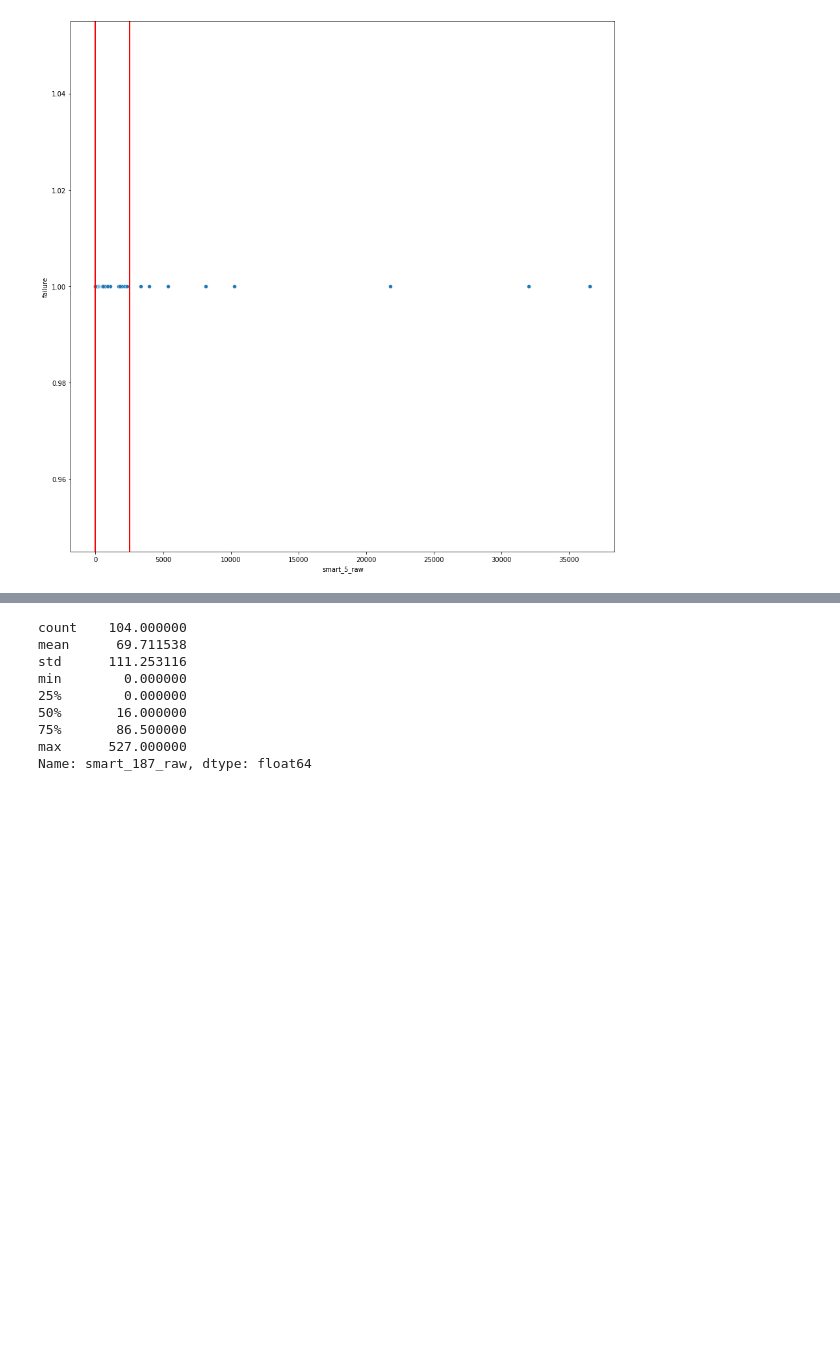
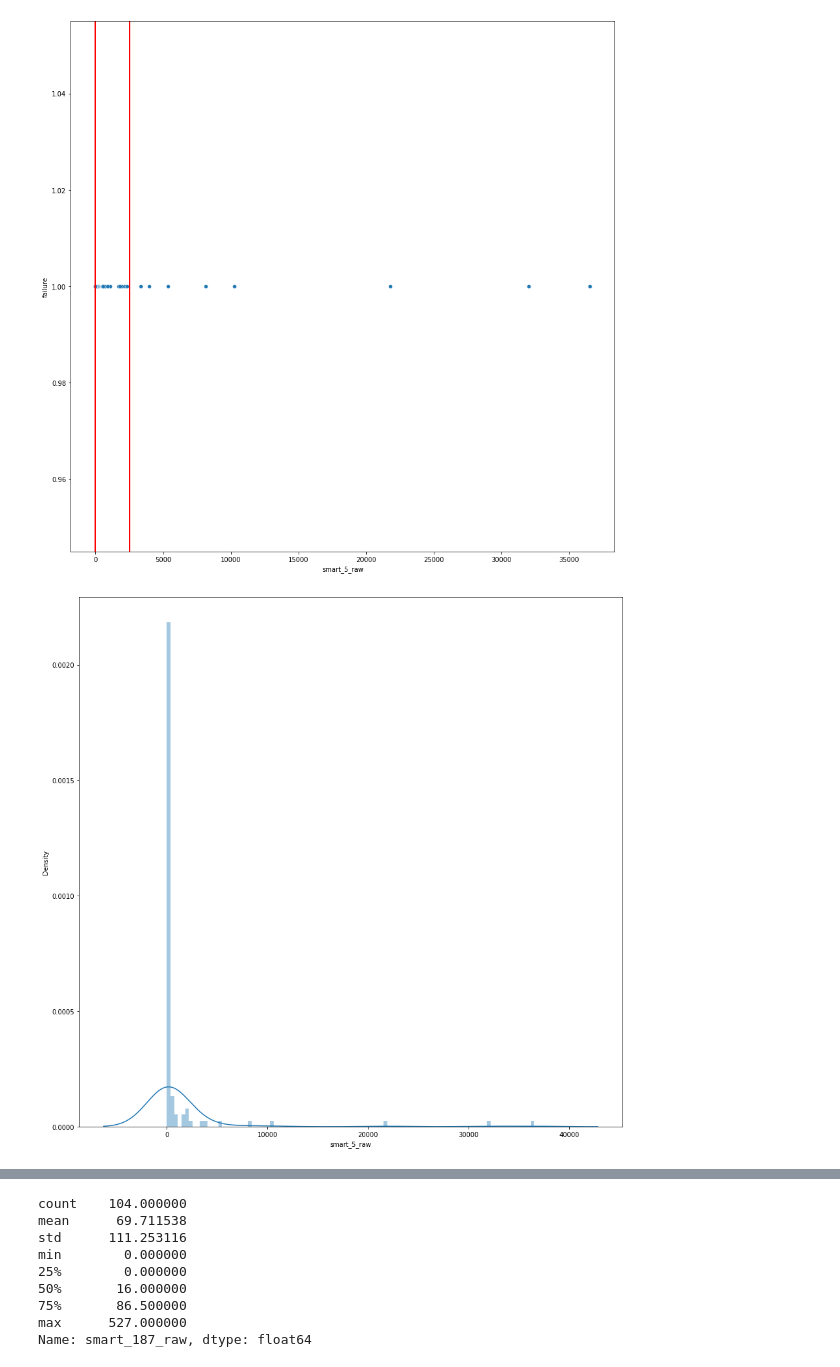
Before and after one commit to wcmphysics/DataScienceBootcamp-Capstone, a Jupyter notebook: notebooks/Andreas_NB.ipynb, the cells around one changed output, grey strips where cells are left out. Drawn from its saved outputs; the diff is of its cells as text; code cells hidden in the pictures; blank space fills up the shorter version.

```diff
--- a/notebooks/Andreas_NB.ipynb
+++ b/notebooks/Andreas_NB.ipynb
@@ -138,6 +138,12 @@ graph.axvline(2500, linewidth=2, color='r')
 # %% [output]
 <matplotlib.lines.Line2D at 0x...>
 [figure]
+# %%
+plt.figure(figsize=(15, 15))
+plt.xlim()
+sns.distplot(df_ST4000DM000.smart_5_raw, bins=100, hist_kws={'alpha': 0.4});
+# %% [output]
+[figure, added]
 # %%
 plt.figure(figsize = (15,15))
 graph = sns.scatterplot(x=df_ST4000DM000.smart_187_raw, y=df_ST4000DM000.failure)
```
Also changed, not shown: parts of 1 cell of this notebook.
